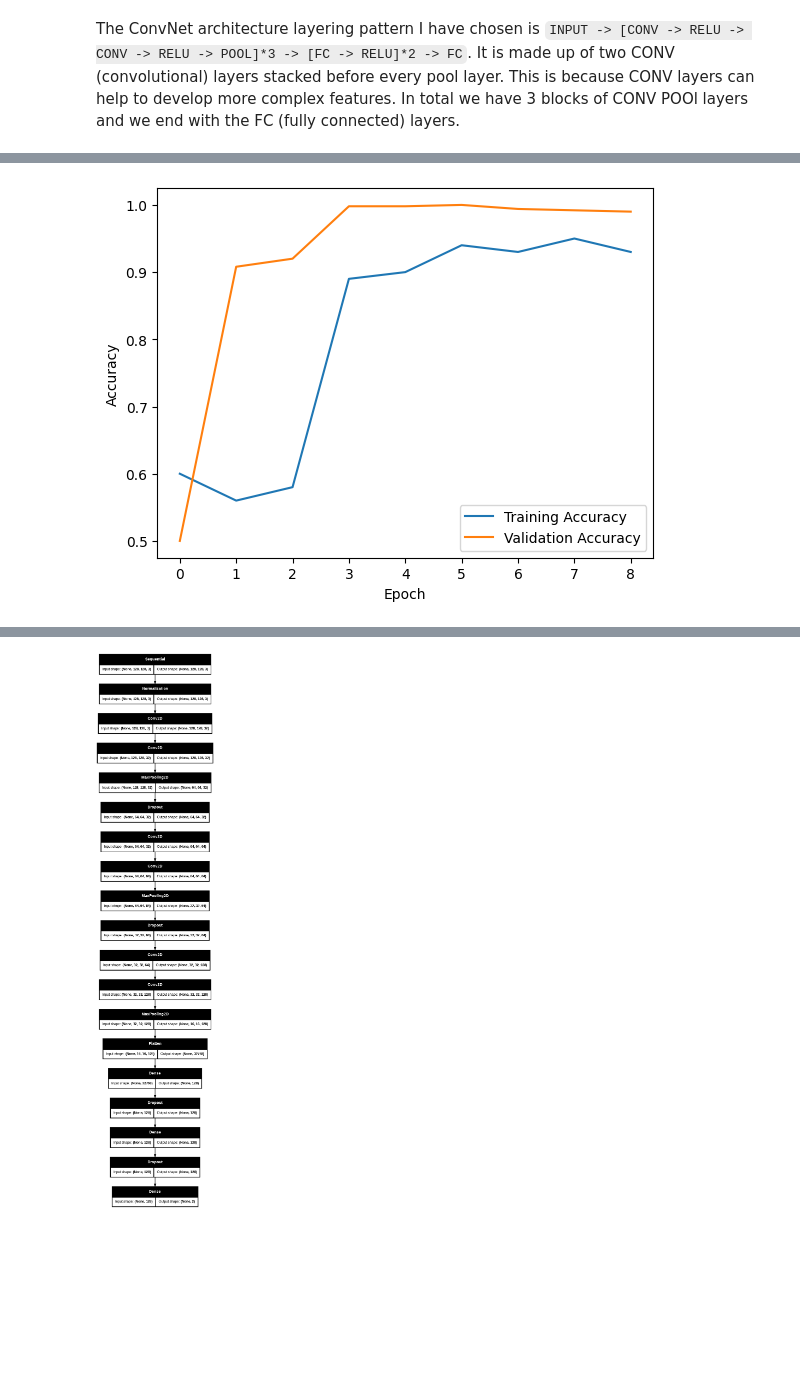
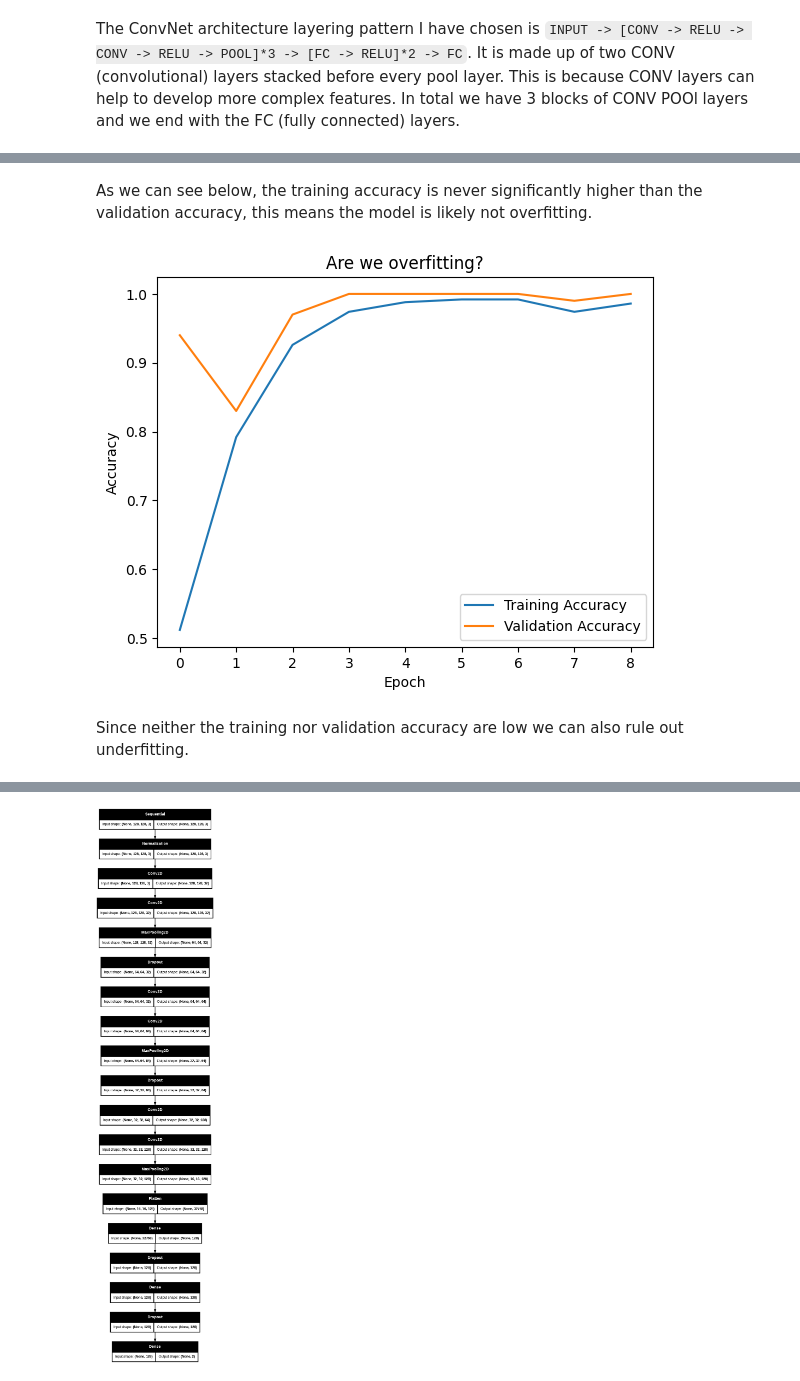
Before and after one commit to trinpanda/machine-learning-final, a Jupyter notebook: C. Model Selection & Training/Model_Selection_&_Training.ipynb, the cells around one changed output, grey strips where cells are left out. Cells and saved outputs as stored; diff of their text form; code cells hidden in the pictures; blank space fills up the shorter version.

Commit message:
Finished data exploration and model selection and training

```diff
--- a/C. Model Selection & Training/Model_Selection_&_Training.ipynb
+++ b/C. Model Selection & Training/Model_Selection_&_Training.ipynb
@@ -47,14 +0,0 @@ The PandasBears dataset contains 640 images in 2 classes. The data is first spli
-# %%
-# Get the total number of images and classes
-num_classes = len(train.class_names)
-class_names = train.class_names
-
-total_training_images = tf.data.experimental.cardinality(train).numpy() * batch_size  # Total images in training dataset
-total_testing_images = tf.data.experimental.cardinality(test).numpy() * batch_size  # Total images in testing dataset
-total_images = total_training_images + total_testing_images  # Total images in dataset
-
-print(f"Number of classes: {num_classes}")
-print(f"Class names: {class_names}\n")
-print(f"Total training images: {total_training_images}")
-print(f"Total testing images: {total_testing_images}")
-print(f"Total images: {total_images}")
@@ -156,6 +0,0 @@ First I need to specify my layer though, this is shown below.
-# %%
-# Create a Normalization layer
-normalization_layer = Normalization()
-
-# Adapt the layer to your data
-normalization_layer.adapt(train.map(lambda x, _: x))
@@ -164,6 +0,0 @@ I will also add a layer for data augmentation. This will expand the diversity of
-# %%
-data_augmentation = tf.keras.Sequential([
-    RandomFlip("horizontal"),  # Flips images horizontally
-    RandomRotation(0.2),  # Rotates images by up to 20%
-    RandomZoom(0.2),  # Zooms images by up to 20%
-])
@@ -172,4 +1 @@ The step below optimizes the data pipeline. The `cache()` operation caches this
-# %%
-train = train.cache().shuffle(1000).prefetch(buffer_size=tf.data.AUTOTUNE)
-test = test.cache().shuffle(1000).prefetch(buffer_size=tf.data.AUTOTUNE)
 # %% [markdown]
@@ -315,10 +176,16 @@ Validation accuracy: [0.5, 0.9079999923706055, 0.9200000166893005, 0.99800002574
+# %% [markdown]
+As we can see below, the training accuracy is never significantly higher than the validation accuracy, this means the model is likely not overfitting.
 # %%
+# Testing for overfitting
 plt.plot(history.history['accuracy'], label='Training Accuracy')
 plt.plot(history.history['val_accuracy'], label='Validation Accuracy')
 plt.xlabel('Epoch')
 plt.ylabel('Accuracy')
+plt.title('Are we overfitting?')
 plt.legend()
 plt.show()
 # %% [output]
-[figure, old version]
+[figure, new version]
+# %% [markdown]
+Since neither the training nor validation accuracy are low we can also rule out underfitting.
 # %%
```
Also changed, not shown: parts of 58 cells of this notebook, 13 other files.
